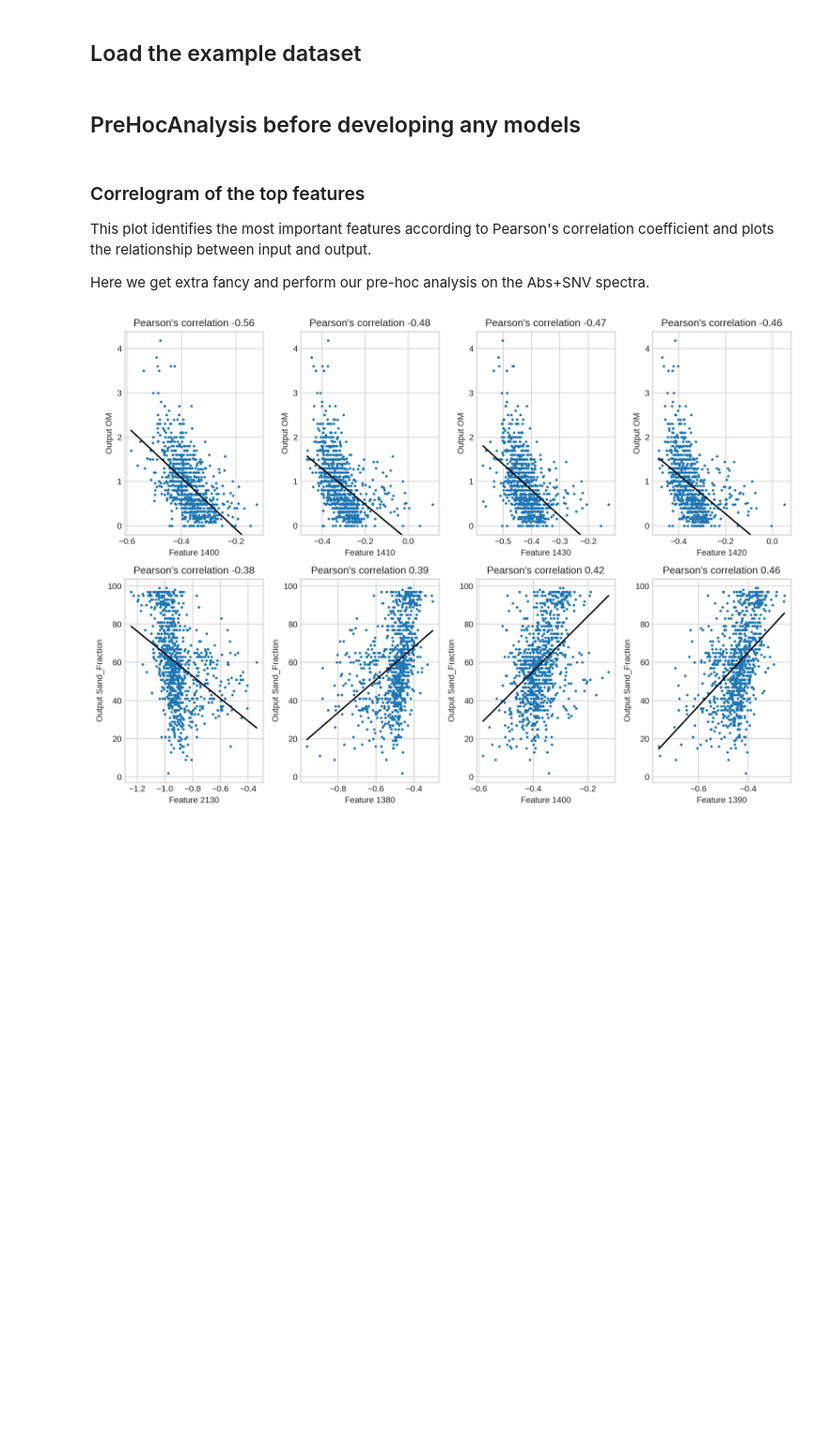
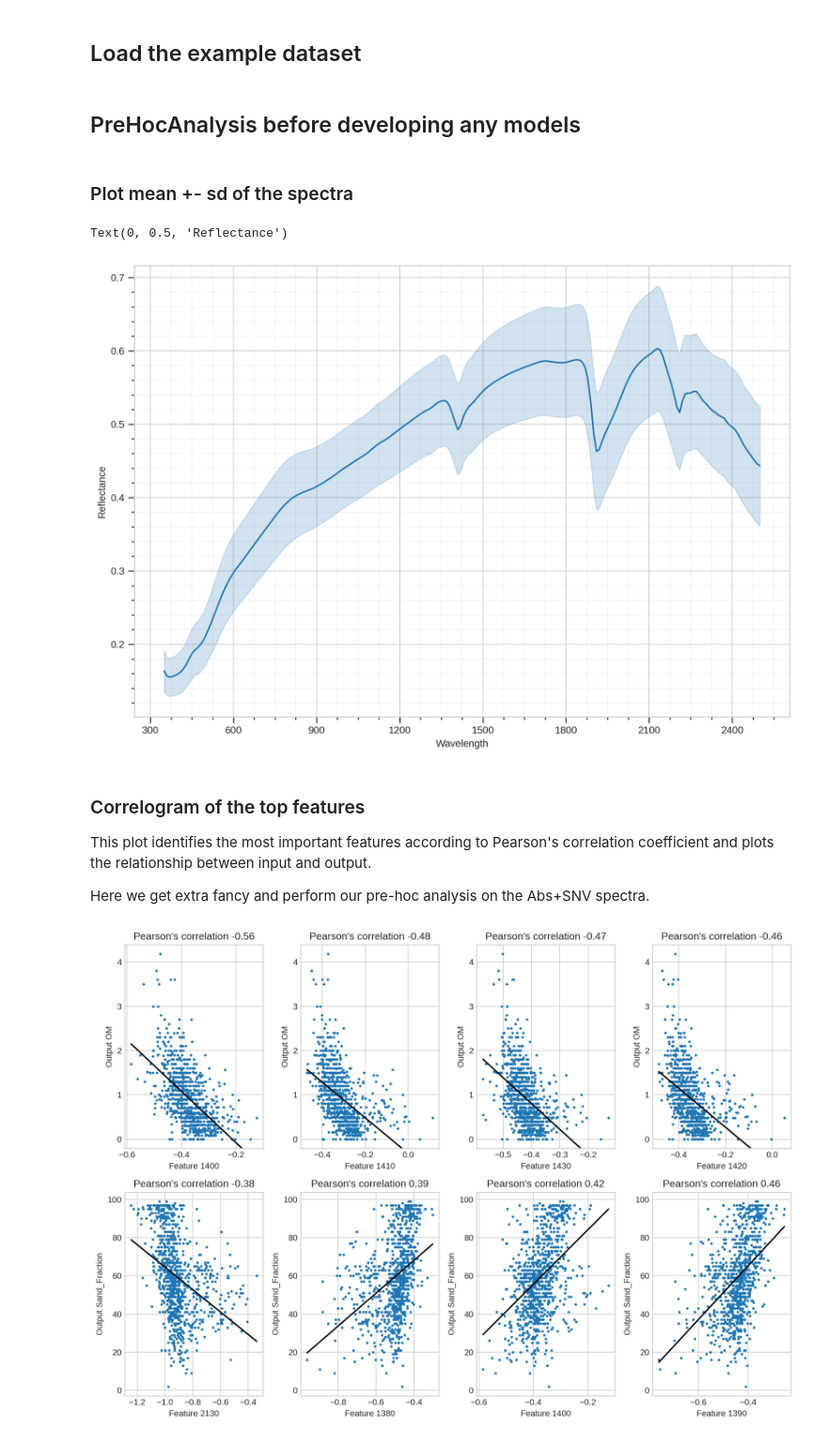
Before and after one commit to i-bec-org/spectra-xai, a Jupyter notebook: examples/modelInterpretability.ipynb, the cells around one changed output. Shown at 94% size. Saved outputs shown, nothing was run; the diff lists cells and outputs as text; code cells hidden in the pictures; blank space fills up the shorter version.

Commit message:
:memo: :zap: add mean spectrum plot and update docs with math enabled

```diff
--- a/examples/modelInterpretability.ipynb
+++ b/examples/modelInterpretability.ipynb
@@ -8,6 +8,17 @@ from spectraxai.utils.datasets import load_GR_SSL
 dataset = load_GR_SSL(subsampling=10, properties=["OM", "Sand_Fraction"])
 # %% [markdown]
 ## PreHocAnalysis before developing any models
+# %% [markdown]
+### Plot mean +- sd of the spectra
+# %%
+from spectraxai.explain import PreHocAnalysis
+
+xai = PreHocAnalysis(dataset)
+ax = xai.mean_spectrum()
+ax.set_ylabel("Reflectance")
+# %% [output]
+Text(0, 0.5, 'Reflectance')
+[figure, added]
 # %% [markdown]
 ### Correlogram of the top features
 
```
Also changed, not shown: parts of 7 cells of this notebook, 14 other files.
